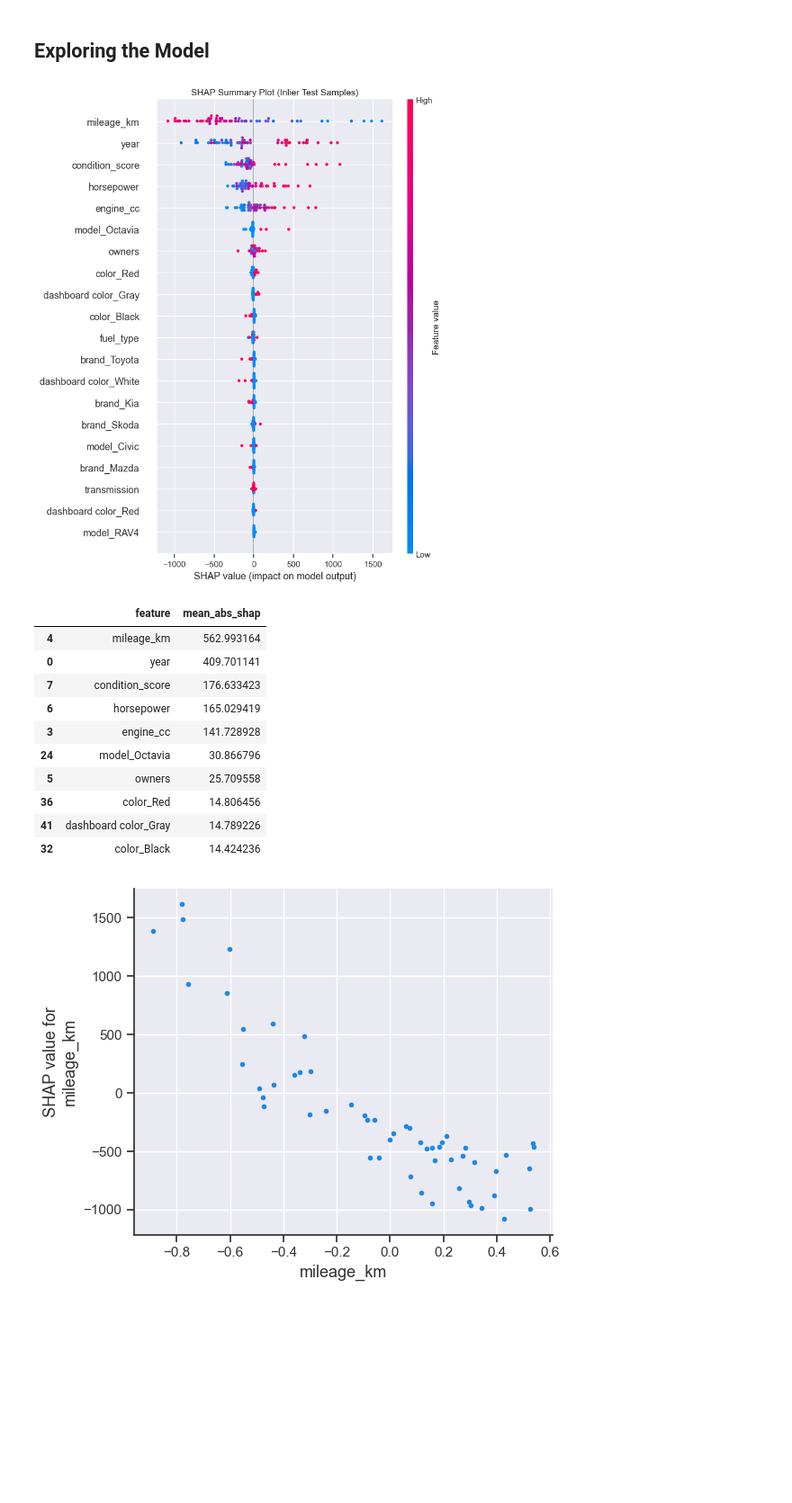
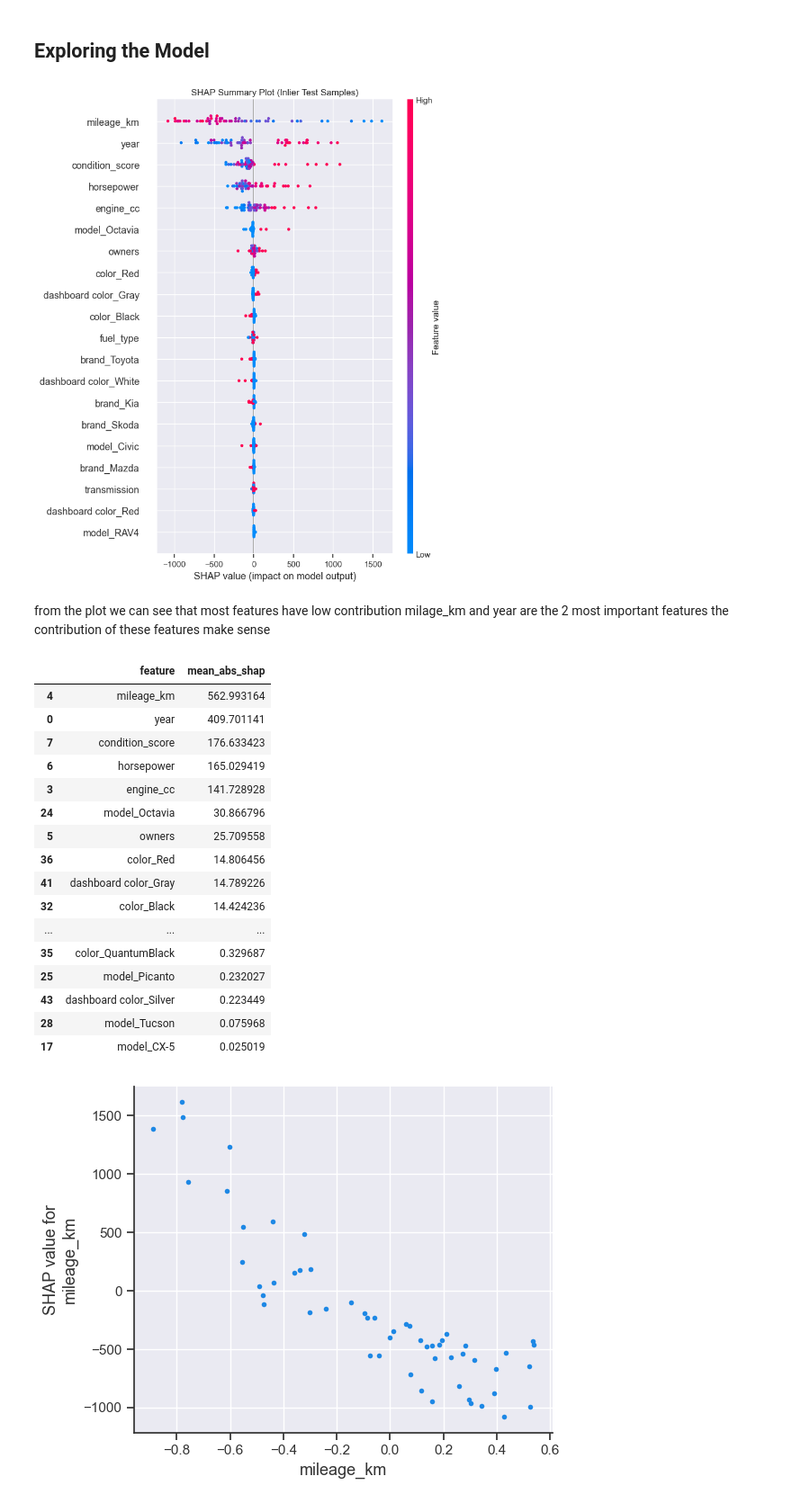
Before and after one commit to ori112/car_pricing_prediction, a Jupyter notebook: project_notebook.ipynb, the cells around one changed output. Shown at 90% size. Saved outputs shown, nothing was run; the diff lists cells and outputs as text; code cells hidden in the pictures; blank space fills up the shorter version.

```diff
--- a/project_notebook.ipynb
+++ b/project_notebook.ipynb
@@ -588,11 +589,11 @@ cv = KFold(
 models_and_grids = {
     "LinearRegression": (
         LinearRegression(),
-        {}  # no hyperparams
+        {}
     ),
 
     "Ridge": (
-        Ridge(random_state=42),
+        Ridge(random_state=42, max_iter=10000),
         {"alpha": [0.01, 0.1, 1, 10, 100]}
     ),
 
@@ -663,13 +664,14 @@ models_and_grids = {
 results = []
 best_estimators = {}
 
+# iterating through the models and hyperparams fitting all of them through gridsearch
 for name, (estimator, grid) in models_and_grids.items():
     print(f"Training: {name}")
 
     gs = GridSearchCV(
         estimator=estimator,
         param_grid=grid,
-        scoring="neg_root_mean_squared_error",  # RMSE (lower is better)
+        scoring="neg_root_mean_squared_error",
         cv=cv,
         n_jobs=-1,
         refit=True
@@ -787,5 +781,6 @@ explainer = shap.TreeExplainer(best_model)
 shap_values = explainer.shap_values(X_test_in)
 # %%
+# viualizing all feature contributions to price
 plt.figure(figsize=(10, 6))
 shap.summary_plot(
     shap_values,
@@ -797,27 +792,37 @@ plt.title("SHAP Summary Plot (Inlier Test Samples)")
 plt.tight_layout()
 plt.show()
 # %% [output]
-[figure, old version]
+[figure, new version]
+# %% [markdown]
+from the plot we can see that most features have low contribution</br>
+milage_km and year are the 2 most important features</br>
+the contribution of these features make sense
 # %%
-# Mean absolute SHAP values (global importance)
+# extracting the global importance of each feature
 shap_importance = np.abs(shap_values).mean(axis=0)
 
 shap_df = pd.DataFrame({
     "feature": X_test_in.columns,
     "mean_abs_shap": shap_importance
 }).sort_values(by="mean_abs_shap", ascending=False)
 
-shap_df.head(10)
+shap_df
 # %% [output]
 |  | feature | mean_abs_shap |
 | 4 | mileage_km | 562.993164 |
 | 0 | year | 409.701141 |
 | 7 | condition_score | 176.633423 |
 | 6 | horsepower | 165.029419 |
 | 3 | engine_cc | 141.728928 |
 | 24 | model_Octavia | 30.866796 |
 | 5 | owners | 25.709558 |
 | 36 | color_Red | 14.806456 |
 | 41 | dashboard color_Gray | 14.789226 |
 | 32 | color_Black | 14.424236 |
+| ... | ... | ... |
+| 35 | color_QuantumBlack | 0.329687 |
+| 25 | model_Picanto | 0.232027 |
+| 43 | dashboard color_Silver | 0.223449 |
+| 28 | model_Tucson | 0.075968 |
+| 17 | model_CX-5 | 0.025019 |
 # %%
```
Also changed, not shown: parts of 16 cells of this notebook, 2 other files.
